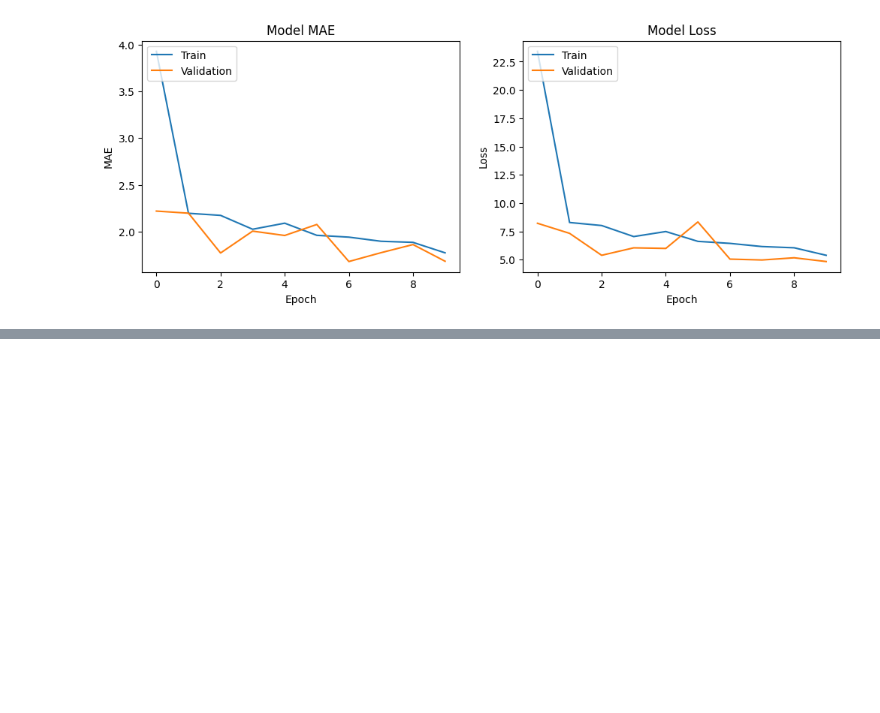
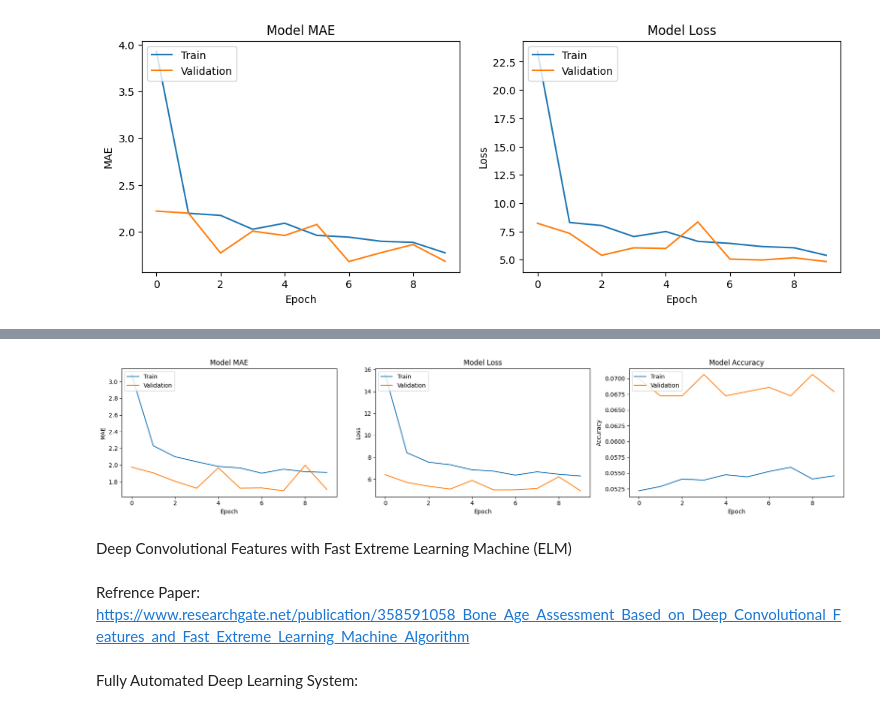
Before and after one commit to Armin-Abdollahi/Bone-Age-Estimation, a Jupyter notebook: Bone_Age_CNN.ipynb, the cells around one changed output, grey strips where cells are left out. Cells and saved outputs as stored; diff of their text form; code cells hidden in the pictures; blank space fills up the shorter version.

```diff
--- a/Bone_Age_CNN.ipynb
+++ b/Bone_Age_CNN.ipynb
@@ -887,0 +1272,3 @@ plt.show()
+# %%
+# Load the EfficientNetV2S model pre-trained on ImageNet
+base_model = EfficientNetV2S(weights='imagenet', include_top=False, input_shape=(260, 260, 3))
@@ -887,0 +1288,15 @@ plt.show()
+# %%
+# Create the final model
+model = Model(inputs=base_model.input, outputs=predictions)
+# %%
+# Compile the model
+model.compile(optimizer=Adam(), loss='mean_squared_error', metrics=['mae', 'accuracy'])
+# %%
+# Train the model
+history = model.fit(
+    train_generator,
+    steps_per_epoch=train_generator.samples // 32,
+    validation_data=validation_generator,
+    validation_steps=validation_generator.samples // 32,
+    epochs=10
+)
@@ -887,0 +1324,41 @@ plt.show()
+# %%
+# Plot training & validation MAE values
+plt.figure(figsize=(18, 4))
+
+plt.subplot(1, 3, 1)
+plt.plot(history.history['mae'])
+plt.plot(history.history['val_mae'])
+plt.title('Model MAE')
+plt.ylabel('MAE')
+plt.xlabel('Epoch')
+plt.legend(['Train', 'Validation'], loc='upper left')
+
+# Plot training & validation loss values
+plt.subplot(1, 3, 2)
+plt.plot(history.history['loss'])
+plt.plot(history.history['val_loss'])
+plt.title('Model Loss')
+plt.ylabel('Loss')
+plt.xlabel('Epoch')
+plt.legend(['Train', 'Validation'], loc='upper left')
+
+# Plot training & validation accuracy values
+plt.subplot(1, 3, 3)
+plt.plot(history.history['accuracy'])
+plt.plot(history.history['val_accuracy'])
+plt.title('Model Accuracy')
+plt.ylabel('Accuracy')
+plt.xlabel('Epoch')
+plt.legend(['Train', 'Validation'], loc='upper left')
+
+plt.tight_layout()
+plt.show()
+# %% [output]
+[figure, added]
+# %% [markdown]
+Deep Convolutional Features with Fast Extreme Learning Machine (ELM)
+# %% [markdown]
+Refrence Paper:
+https://www.researchgate.net/publication/358591058_Bone_Age_Assessment_Based_on_Deep_Convolutional_Features_and_Fast_Extreme_Learning_Machine_Algorithm
+# %% [markdown]
+Fully Automated Deep Learning System:
```
Also changed, not shown: parts of 47 cells of this notebook.
